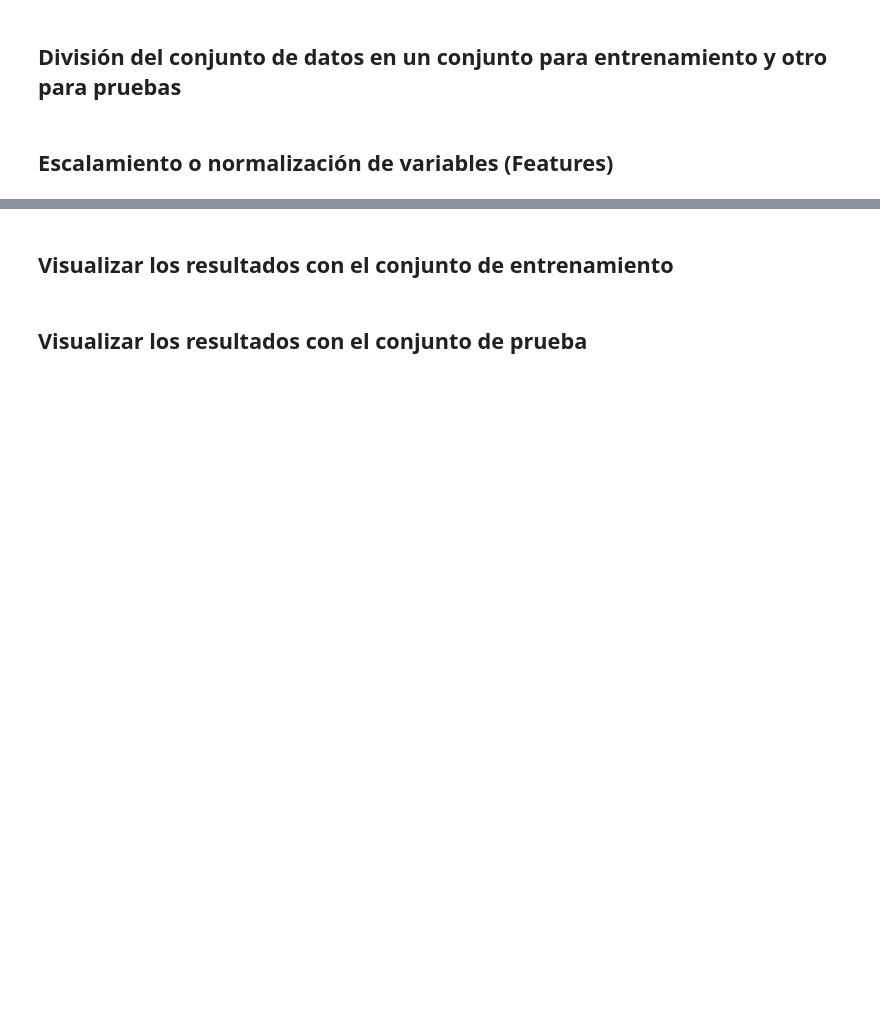
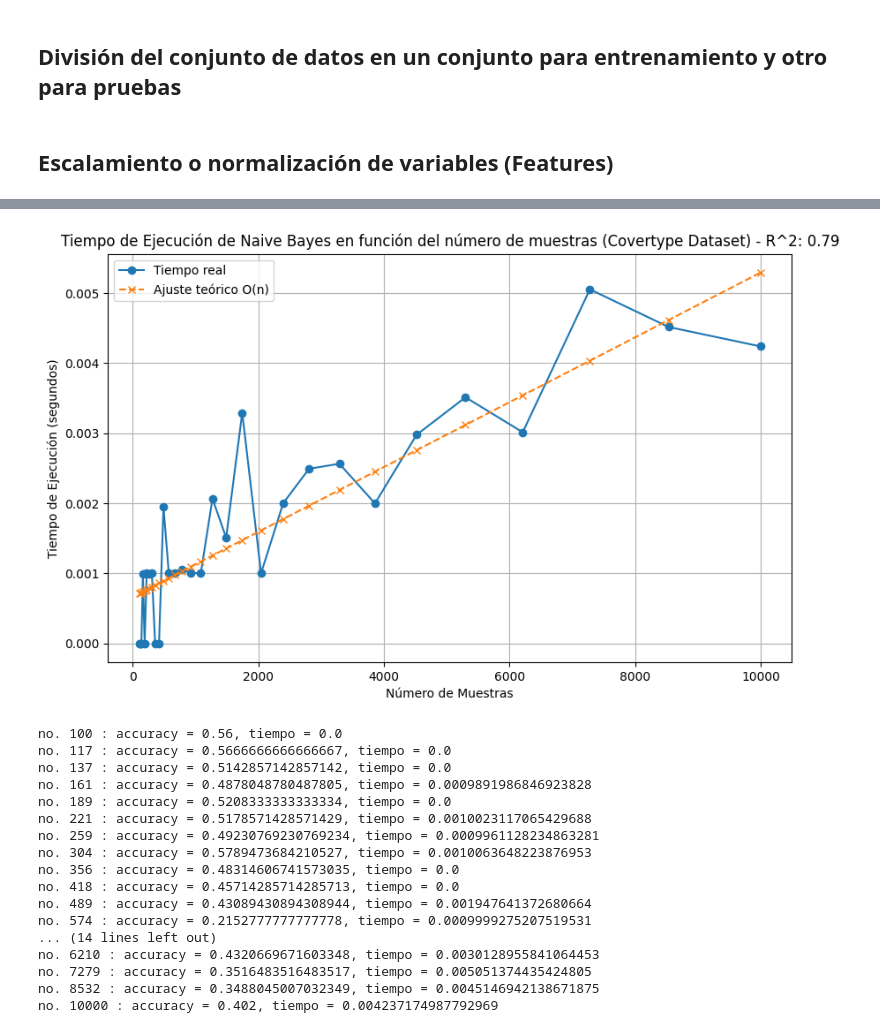
Before and after one commit to Kojimena/P2-ADA, a Jupyter notebook: 02-Naive_Bayes.ipynb, the cells around one changed output, grey strips where cells are left out. Drawn from its saved outputs; the diff is of its cells as text; code cells hidden in the pictures; blank space fills up the shorter version.

Commit message:
complexity Time in NB

```diff
--- a/02-Naive_Bayes.ipynb
+++ b/02-Naive_Bayes.ipynb
@@ -14,0 +15,9 @@ y = datos.iloc[:, -1].values
+# %%
+# Cargar datos del archivo covtype.data
+df = pd.read_csv("covtype.data", header=None)
+
+max_samples = 10000
+print(df.info())
+
+df = df.head(max_samples)
+df
@@ -15,5 +57,5 @@ y = datos.iloc[:, -1].values
+# %%
+X = df.iloc[:, :-1].values  # Todas las filas, todas las columnas excepto la última
+y = df.iloc[:, -1].values  # Todas las filas, última columna
 # %% [markdown]
 ## División del conjunto de datos en un conjunto para entrenamiento y otro para pruebas
-# %%
-from sklearn.model_selection import train_test_split
-X_entreno, X_prueba, y_entreno, y_prueba = train_test_split(X, y, test_size = 0.25, random_state = 0)
@@ -61,2 +94,0 @@ accuracy_score(y_prueba, y_predicciones)
-# %% [markdown]
-## Visualizar los resultados con el conjunto de entrenamiento
@@ -79,2 +94,0 @@ plt.show()
-# %% [markdown]
-## Visualizar los resultados con el conjunto de prueba
@@ -96,0 +95,52 @@ plt.show()
+# %%
+from sklearn.linear_model import LinearRegression
+# Generar 30 tamaños de muestra de manera progresiva hasta el límite de max_samples
+results = {}
+tamanos_muestras = np.unique(np.round(np.logspace(np.log10(100), np.log10(max_samples), 30)).astype(int))
+tiempos_ejecucion = [evaluar_nb(n) for n in tamanos_muestras]
+
+
+# Calcular el tiempo teórico (lineal en función del número de muestras)
+tiempos_teoricos = [n for n in tamanos_muestras]
+
+# Realizar la regresión lineal
+model = LinearRegression()
+model.fit(np.array(tiempos_teoricos).reshape(-1, 1), tiempos_ejecucion)
+tiempos_predichos = model.predict(np.array(tiempos_teoricos).reshape(-1, 1))
+
+# Calcular R^2
+r_squared = r2_score(tiempos_ejecucion, tiempos_predichos)
+
+# Crear y mostrar la gráfica comparativa
+plt.figure(figsize=(10, 6))
+plt.plot(tamanos_muestras, tiempos_ejecucion, marker='o', linestyle='-', label='Tiempo real')
+plt.plot(tamanos_muestras, tiempos_predichos, marker='x', linestyle='--', label='Ajuste teórico O(n)')
+plt.title(f'Tiempo de Ejecución de Naive Bayes en función del número de muestras (Covertype Dataset) - R^2: {r_squared:.2f}')
+plt.xlabel('Número de Muestras')
+plt.ylabel('Tiempo de Ejecución (segundos)')
+plt.legend()
+plt.grid(True)
+plt.show()
+
+
+for key, value in results.items():
+    print(f"no. {key} : accuracy = {value['accuracyScore']}, tiempo = {value['executionTime']}")
+# %% [output]
+[figure, added]
+no. 100 : accuracy = 0.56, tiempo = 0.0
+no. 117 : accuracy = 0.5666666666666667, tiempo = 0.0
+no. 137 : accuracy = 0.5142857142857142, tiempo = 0.0
+no. 161 : accuracy = 0.4878048780487805, tiempo = 0.0009891986846923828
+no. 189 : accuracy = 0.5208333333333334, tiempo = 0.0
+no. 221 : accuracy = 0.5178571428571429, tiempo = 0.0010023117065429688
+no. 259 : accuracy = 0.49230769230769234, tiempo = 0.0009961128234863281
+no. 304 : accuracy = 0.5789473684210527, tiempo = 0.0010063648223876953
+no. 356 : accuracy = 0.48314606741573035, tiempo = 0.0
+no. 418 : accuracy = 0.45714285714285713, tiempo = 0.0
+no. 489 : accuracy = 0.43089430894308944, tiempo = 0.001947641372680664
+no. 574 : accuracy = 0.2152777777777778, tiempo = 0.0009999275207519531
+... (14 lines left out)
+no. 6210 : accuracy = 0.4320669671603348, tiempo = 0.0030128955841064453
+no. 7279 : accuracy = 0.3516483516483517, tiempo = 0.005051374435424805
+no. 8532 : accuracy = 0.3488045007032349, tiempo = 0.0045146942138671875
+no. 10000 : accuracy = 0.402, tiempo = 0.004237174987792969
```
Also changed, not shown: parts of 22 cells of this notebook, 1 other file.
